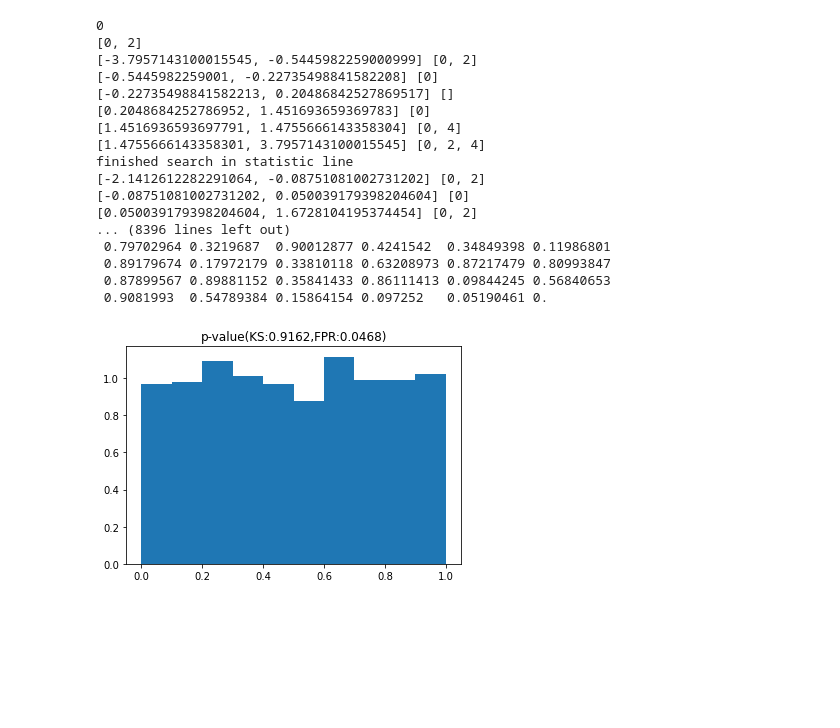
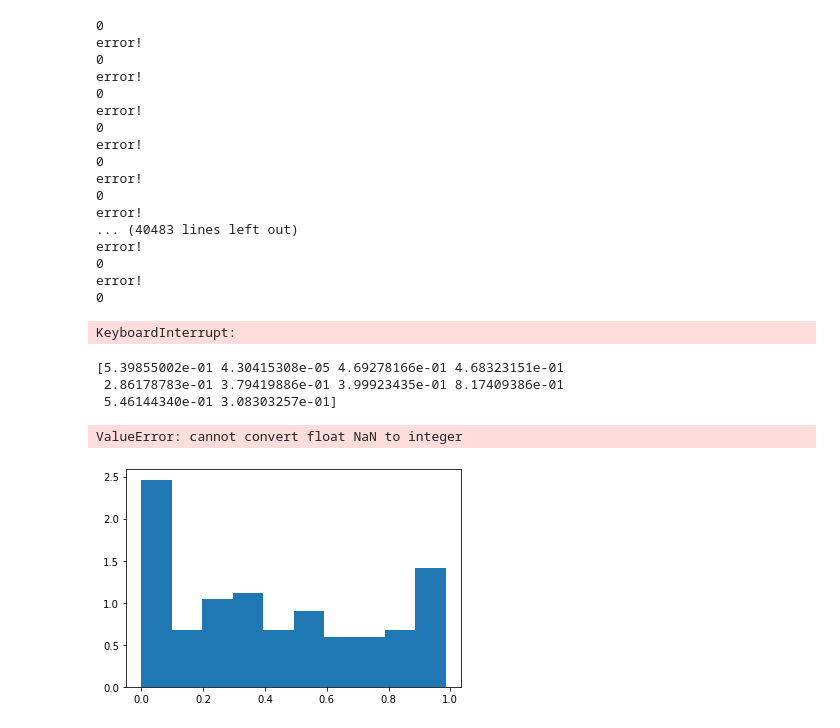
Before and after one commit to takeuchi-lab/parametric-si, a Jupyter notebook: test.ipynb, the cells around one changed output. Saved outputs shown, nothing was run; the diff lists cells and outputs as text; code cells hidden in the pictures; blank space fills up the shorter version.

Commit message:
lars,sfs,lasso's si and theirs cv_si implementation is done,but numerical error frequentry occured in lars.region and lasso.region.

```diff
--- a/test.ipynb
+++ b/test.ipynb
@@ -7,49 +7,61 @@ import numpy as np
 import matplotlib.pyplot as plt
 # %%
+import selective_inference.lars_si as ls
+import numpy as np
 i = 0
-# np.random.seed(1234)
+np.random.seed(1234)
 p_array = np.empty(0)
 
-while i < 300:
+count = 0
+while i < 1:
     print(i)
-    X = np.random.randn(15,5)
+    X = np.random.randn(50,5)
     beta = np.zeros(5)
-    y = X @ beta + np.random.randn(15)
+    y = X @ beta + np.random.randn(50)
 
-    p,a = la.parametric_lasso_si(X,y,0.1)
-
-    i+=1
-    p_array = np.hstack([p_array,p])
+    try :
+        p,a,k = ls.parametric_lars_cv_si(X,y,[1,2,3,4,5],5)
+        i+=1
+        p_array = np.hstack([p_array,p])
+    except:
+        count += 1
+        print("error!")
 
 print(p_array)
 print(np.count_nonzero(p_array <= 0.05)/p_array.size)
+print(count)
 # %% [output]
 0
-[0, 2]
-[-3.7957143100015545, -0.5445982259000999] [0, 2]
-[-0.5445982259001, -0.22735498841582208] [0]
-[-0.22735498841582213, 0.20486842527869517] []
-[0.2048684252786952, 1.451693659369783] [0]
-[1.4516936593697791, 1.4755666143358304] [0, 4]
-[1.4755666143358301, 3.7957143100015545] [0, 2, 4]
-finished search in statistic line
-[-2.1412612282291064, -0.08751081002731202] [0, 2]
-[-0.08751081002731202, 0.050039179398204604] [0]
-[0.050039179398204604, 1.6728104195374454] [0, 2]
-... (8396 lines left out)
- 0.79702964 0.3219687  0.90012877 0.4241542  0.34849398 0.11986801
- 0.89179674 0.17972179 0.33810118 0.63208973 0.87217479 0.80993847
- 0.87899567 0.89881152 0.35841433 0.86111413 0.09844245 0.56840653
- 0.9081993  0.54789384 0.15864154 0.097252   0.05190461 0.
+error!
+0
+error!
+0
+error!
+0
+error!
+0
+error!
+0
+error!
+... (40483 lines left out)
+error!
+0
+error!
+0
+KeyboardInterrupt:
 # %%
-p_array
+print(p_array[0:10])
 import matplotlib.pyplot as plt
 import math
 from scipy import stats
 fpr = (np.count_nonzero(p_array <= 0.05)/p_array.size)
 result = stats.kstest(p_array,stats.uniform(loc=0,scale=1).cdf)
 plt.hist(p_array,bins=10,density=True)
 plt.title(f"p-value(KS:{math.floor(result.pvalue * 10 ** 4)/(10 ** 4)},FPR:{math.floor(fpr * 10 ** 4)/(10 ** 4)})")
 plt.savefig("lars_cv_fpr.pdf")
 # %% [output]
+[5.39855002e-01 4.30415308e-05 4.69278166e-01 4.68323151e-01
+ 2.86178783e-01 3.79419886e-01 3.99923435e-01 8.17409386e-01
+ 5.46144340e-01 3.08303257e-01]
+ValueError: cannot convert float NaN to integer
-[figure, old version]
+[figure, new version]
```
Also changed, not shown: parts of 1 cell of this notebook, 13 other files.
